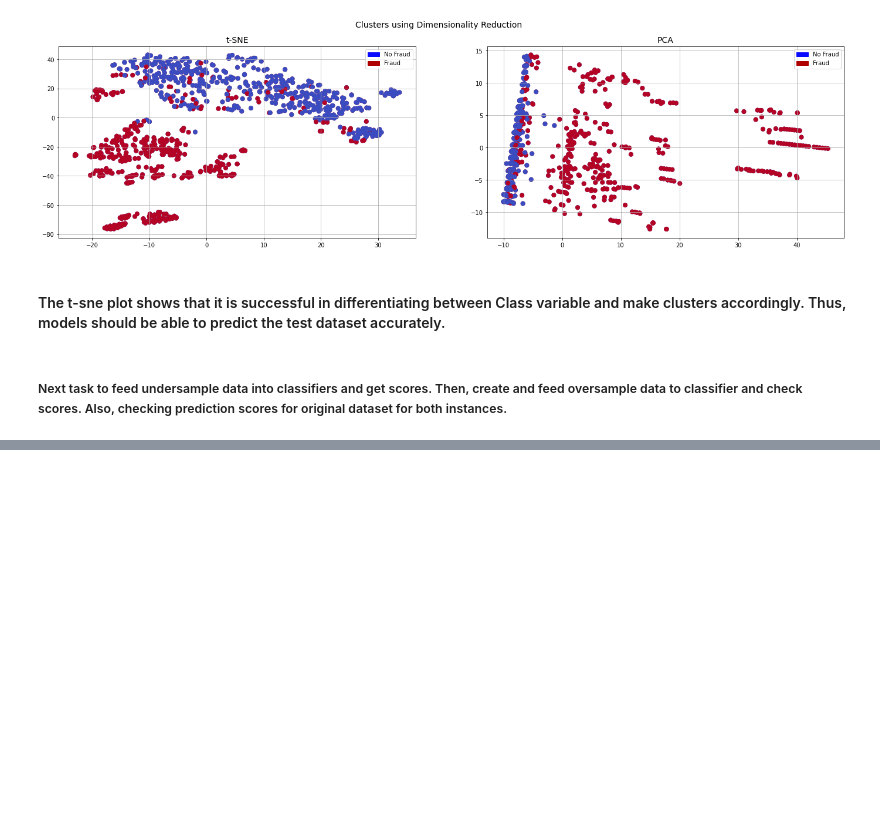
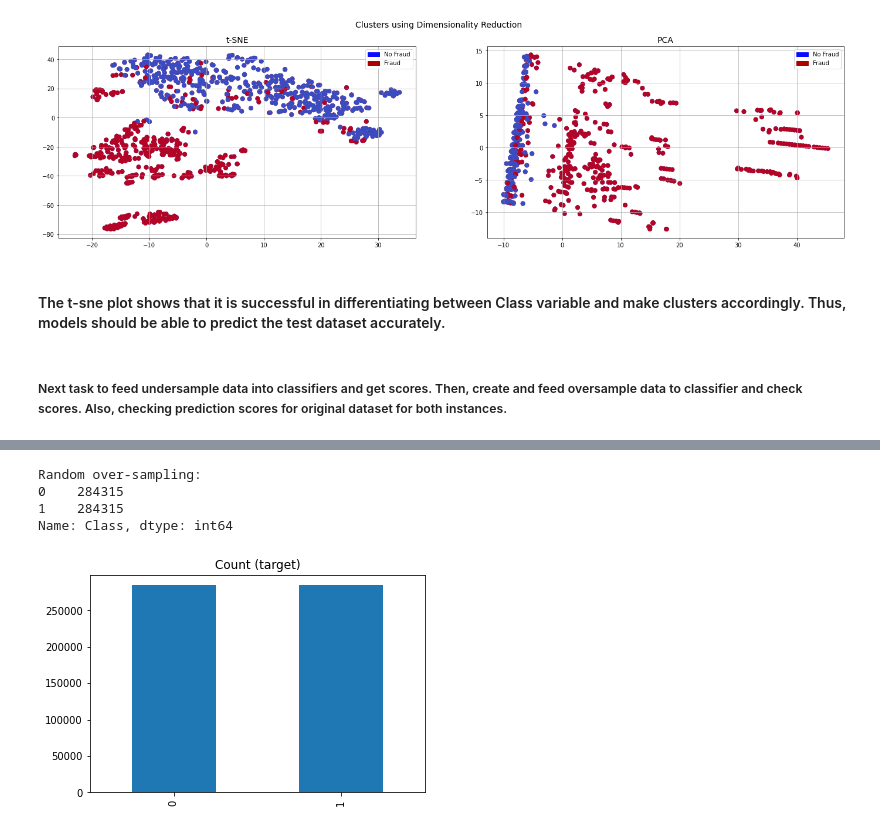
Before and after one commit to joness02/Credit-Card-Fraud-Detection-Kaggle-Challenge, a Jupyter notebook: Credit Card Fraud.ipynb, the cells around one changed output, grey strips where cells are left out. Cells and saved outputs as stored; diff of their text form; code cells hidden in the pictures; blank space fills up the shorter version.

```diff
--- a/Credit Card Fraud.ipynb
+++ b/Credit Card Fraud.ipynb
@@ -363,0 +443,16 @@ X_train, X_test, y_train, y_test = train_test_split(new_df.drop('Class', axis=1)
+# %%
+#Random OverSampling
+
+df_class_1_over = df_class_1.sample(count_class_0, replace=True)
+df_test_over = pd.concat([df_class_0, df_class_1_over], axis=0)
+
+print('Random over-sampling:')
+print(df_test_over.Class.value_counts())
+
+df_test_over.Class.value_counts().plot(kind='bar', title='Count (target)');
+# %% [output]
+Random over-sampling:
+0    284315
+1    284315
+Name: Class, dtype: int64
+[figure, added]
```
Also changed, not shown: parts of 11 cells of this notebook.
